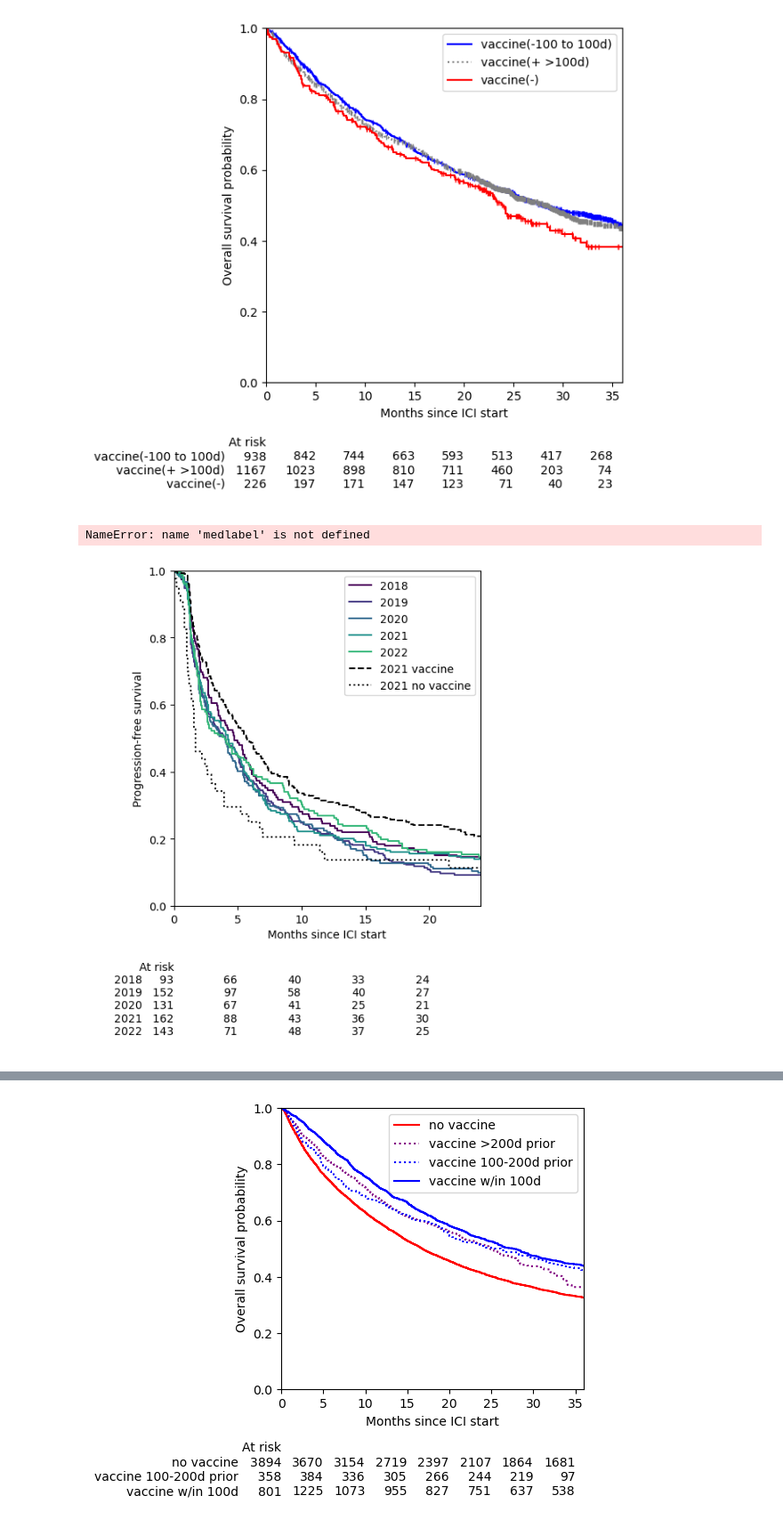
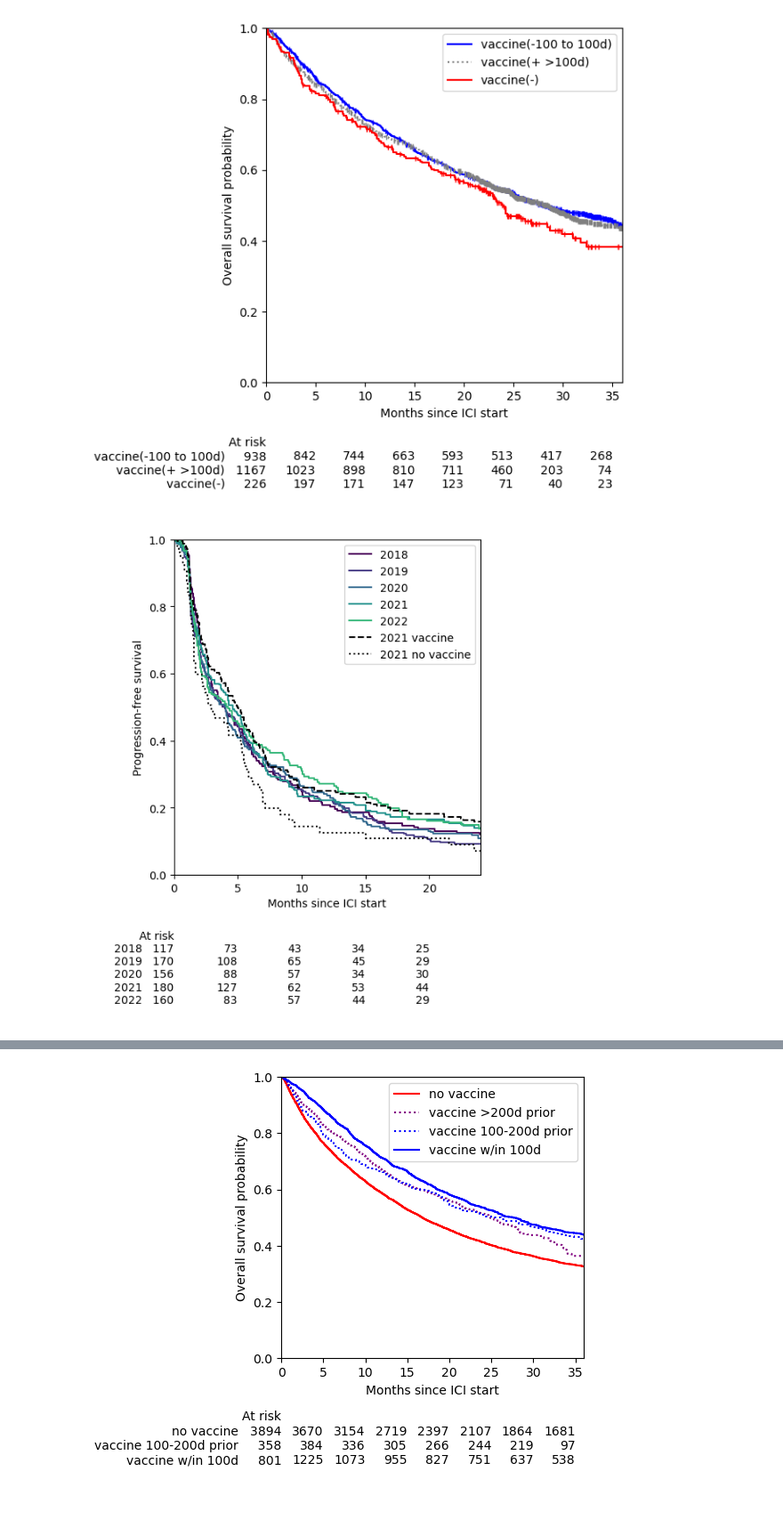
Before and after one commit to clinical-data-mining/covid_vaccine_io, a Jupyter notebook: analysis.ipynb, the cells around one changed output, grey strips where cells are left out. Shown at 89% size. Saved outputs shown, nothing was run; the diff lists cells and outputs as text; code cells hidden in the pictures.

```diff
--- a/analysis.ipynb
+++ b/analysis.ipynb
@@ -328,63 +328,64 @@ plt.show()
 # %%
 # PFS analysis
 daysinmo=30.14
-df_master_io_cancer_pfs = pd.read_csv('data_pfs_io.csv')
+
+# by year (no vaccine stratification)
 
 fig, ax = plt.subplots(figsize=(5, 5.5))
 
-# by year (no vaccine stratification)
+c = 'Non-Small Cell Lung Cancer'#'Any'#'Melanoma'#'Non-Small Cell Lung Cancer'
+
 cmap = cm.get_cmap('viridis')
 colors = [to_hex(cmap(x)) for x in np.linspace(0, 1, 7)]
 
 years = range(2018,2023)
 kmfs = [None]*len(years)
 for i, y in enumerate(years):
-    starttime = pd.Timestamp(y, 1, 1)
-    stoptime = pd.Timestamp(y+1, 1, 1)
-    mask = (df_master_io_cancer_pfs['CANCER_TYPE']=='Non-Small Cell Lung Cancer') & (df_master_io_cancer_pfs['YEAR']==y)
-    mask = mask & (df_master_io_cancer_pfs['dt_med-dx']<=90)
-    mask = mask & (df_master_io_cancer_pfs.STAGE_DX_INT==4)
-    temp = df_master_io_cancer_pfs[mask]
+    mask = (df_master_io_cancer_TDC[c]) & (df_master_io_cancer_TDC['YEAR']==y)
+    mask = mask & (df_master_io_cancer_TDC['dt_med-dx']<=180)
+    mask = mask & (df_master_io_cancer_TDC.STAGE_DX_INT==4)
+    temp = df_master_io_cancer_TDC[mask]
 
-    temp = temp[(temp.stop_pfs>temp.start)]# & (temp.stop>100)]
+    temp = temp[(temp.stop_pfs>temp.start)]
 
     kmfs[i] = KaplanMeierFitter(label=y)
     kmfs[i].fit(temp['stop_pfs']/daysinmo,
             temp['progressed'],
              entry=temp['start']/daysinmo)
     kmfs[i].plot(ci_show=False,color=colors[i],ax=ax)
 
 # 2021 graphs
 y=2021
-temp = df_master_io_cancer_pfs[(df_master_io_cancer_pfs['CANCER_TYPE']=='Non-Small Cell Lung Cancer') &\
-                            (df_master_io_cancer_pfs['YEAR']==y)]
-temp = temp[(temp.stop_pfs>temp.start)]# & (temp.stop>100)]
+mask = (df_master_io_cancer_TDC[c]) & (df_master_io_cancer_TDC['YEAR']==y)
+mask = mask & (df_master_io_cancer_TDC['dt_med-dx']<=180)
+mask = mask & (df_master_io_cancer_TDC.STAGE_DX_INT==4)
+temp = df_master_io_cancer_TDC[mask]
+temp = temp[(temp.stop_pfs>temp.start)]
 
 kmf1 = KaplanMeierFitter(label='2021 vaccine')
-kmf1.fit(temp[temp.VAX]['stop_pfs']/daysinmo,
-        temp[temp.VAX]['progressed'],
-         entry=temp[temp.VAX]['start']/daysinmo)
+kmf1.fit(temp[temp['VAX'] | temp['REALLY_OLDVAX_NONEXCLUSIVE'] | temp['SEMI_OLDVAX_NONEXCLUSIVE']]['stop_pfs']/daysinmo,
+        temp[temp['VAX'] | temp['REALLY_OLDVAX_NONEXCLUSIVE'] | temp['SEMI_OLDVAX_NONEXCLUSIVE']]['progressed'],
+         entry=temp[temp['VAX'] | temp['REALLY_OLDVAX_NONEXCLUSIVE'] | temp['SEMI_OLDVAX_NONEXCLUSIVE']]['start']/daysinmo)
 kmf1.plot(ci_show=False,color='k',style='--',ax=ax)
 
 kmf2 = KaplanMeierFitter(label='2021 no vaccine')
-kmf2.fit(temp[~temp.VAX & ~temp.OLDVAX]['stop_pfs']/daysinmo,
-        temp[~temp.VAX & ~temp.OLDVAX]['progressed'],
-         entry=temp[~temp.VAX & ~temp.OLDVAX]['start']/daysinmo)
+kmf2.fit(temp[~temp['VAX'] & ~(temp['REALLY_OLDVAX_NONEXCLUSIVE'] | temp['SEMI_OLDVAX_NONEXCLUSIVE'])]['stop_pfs']/daysinmo,
+        temp[~temp['VAX'] & ~(temp['REALLY_OLDVAX_NONEXCLUSIVE'] | temp['SEMI_OLDVAX_NONEXCLUSIVE'])]['progressed'],
+         entry=temp[~temp['VAX'] & ~(temp['REALLY_OLDVAX_NONEXCLUSIVE'] | temp['SEMI_OLDVAX_NONEXCLUSIVE'])]['start']/daysinmo)
 kmf2.plot(ci_show=False,color='k',style=':',ax=ax)
 
 ax.set_xlabel("Months since ICI start")
 ax.set_ylabel("Progression-free survival")
 
 ax.set_xlim(0,24)
 ax.set_ylim(0,1)
 fitters = kmfs
 labels = [f"{years[i]}" for i in range(len(fitters))]
 add_at_risk_counts(*kmfs,labels=labels,rows_to_show=['At risk'])
 
 #plt.tight_layout()
-plt.savefig("covid_vaccine_myPFS_year_"+medlabel+'_'+c+"_.pdf", format='pdf', bbox_inches='tight')
+#plt.savefig("figures/covid_vaccine_myPFS_year_"+medlabel+'_'+c+"_.pdf", format='pdf', bbox_inches='tight')
 
 plt.show()
 # %% [output]
-NameError: name 'medlabel' is not defined
-[figure, old version]
+[figure, new version]
```
Also changed, not shown: parts of 5 cells of this notebook, 1 other file.
